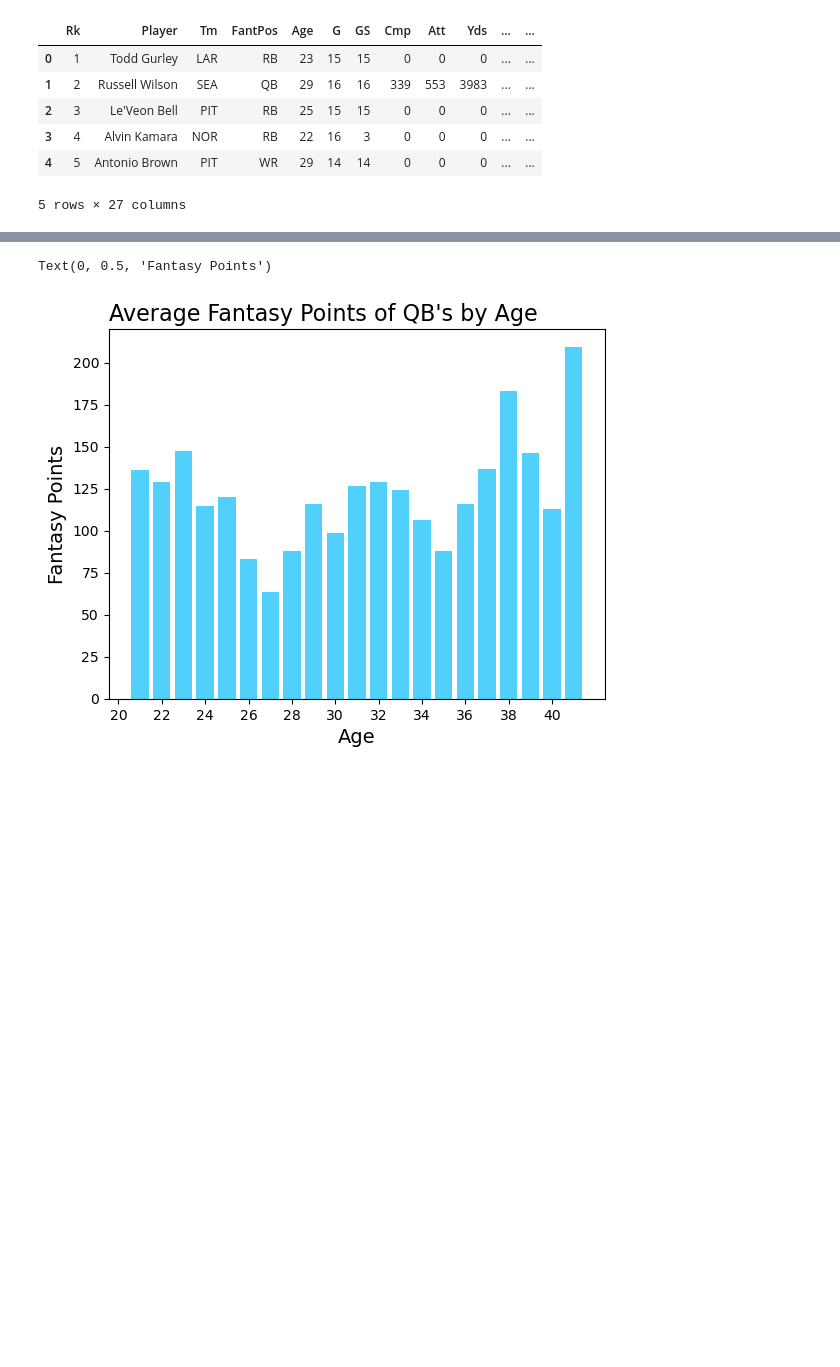
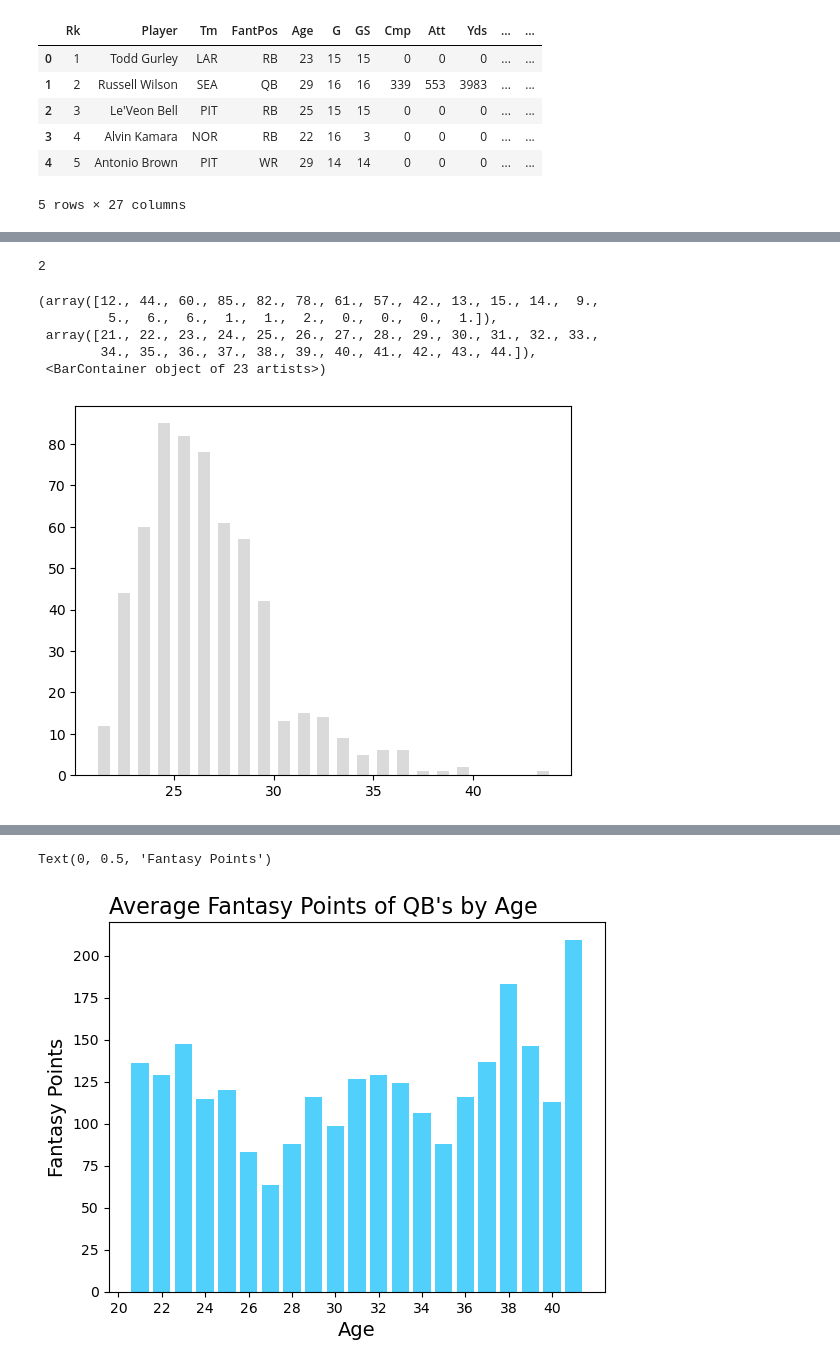
Before and after one commit to ShawnS33/fire_fantasy_project, a Jupyter notebook: fantasy_football_angel.ipynb, the cells around one changed output, grey strips where cells are left out. Drawn from its saved outputs; the diff is of its cells as text; code cells hidden in the pictures; blank space fills up the shorter version.

```diff
--- a/fantasy_football_angel.ipynb
+++ b/fantasy_football_angel.ipynb
@@ -330,0 +383,17 @@ MainDF.head()
+# %%
+int(2.0)
+# %% [output]
+2
+# %%
+plt.hist(MainDF2021["Age"],
+         bins = 23,#int((max(MainDF2021["Age"]) - min(MainDF2021["Age"]))/len(MainDF2021["Age"].unique())),
+         color = light_gray_2,
+         alpha = .75,
+         rwidth=.6)
+# %% [output]
+(array([12., 44., 60., 85., 82., 78., 61., 57., 42., 13., 15., 14.,  9.,
+         5.,  6.,  6.,  1.,  1.,  2.,  0.,  0.,  0.,  1.]),
+ array([21., 22., 23., 24., 25., 26., 27., 28., 29., 30., 31., 32., 33.,
+        34., 35., 36., 37., 38., 39., 40., 41., 42., 43., 44.]),
+ <BarContainer object of 23 artists>)
+[figure, added]
```
Also changed, not shown: parts of 14 cells of this notebook.
